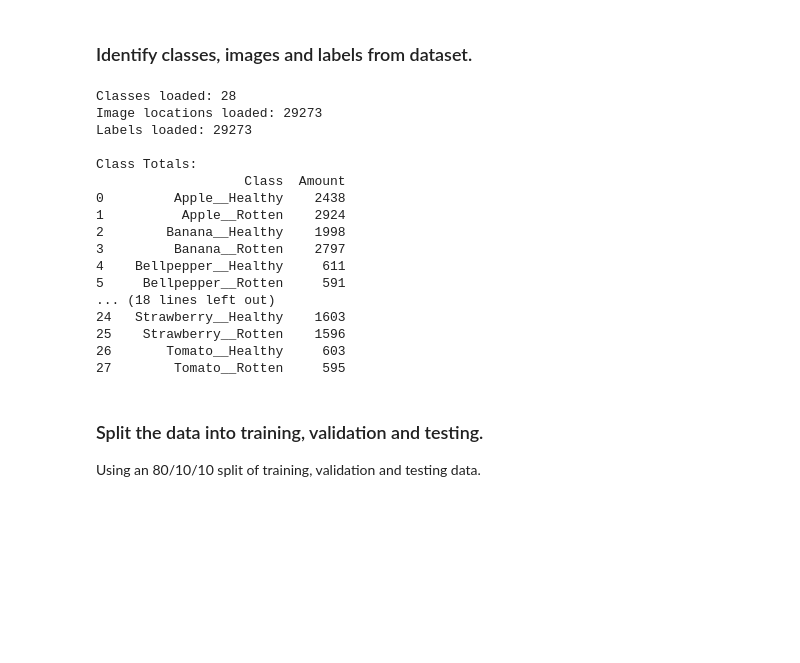
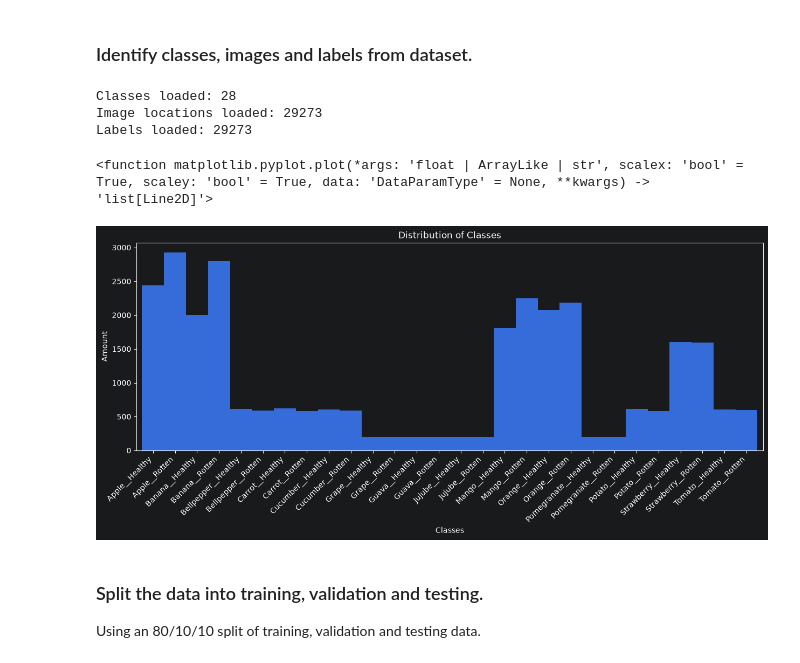
Before and after one commit to goetic-zoe/UFCFUR-15-3-Advanced-Artificial-Intelligence, a Jupyter notebook: notebooks/Fruit_CNN.ipynb, the cells around one changed output. Cells and saved outputs as stored; diff of their text form; code cells hidden in the pictures; blank space fills up the shorter version.

Commit message:
Visually displays the distribution of classes.

```diff
--- a/notebooks/Fruit_CNN.ipynb
+++ b/notebooks/Fruit_CNN.ipynb
@@ -70,47 +70,40 @@ Dataset found.
 # %%
 dataset_img_paths = []
 dataset_labels = []
 
 # Identify the class names.
 dataset_classes = sorted([x for x in os.listdir(DATASET_DIRECTORY) if os.path.isdir(os.path.join(DATASET_DIRECTORY, x))])
 
 # Iterate through files to identify images and labels.
 for label, dataset_class in enumerate(dataset_classes):
     directory = os.path.join(DATASET_DIRECTORY, dataset_class)
     for file_identifier in os.listdir(directory):
         if file_identifier.lower().endswith(('.jpg', '.jpeg', '.png')):
             dataset_img_paths.append(os.path.join(directory, file_identifier))
             dataset_labels.append(label)
 
 print("Classes loaded: " + str(len(dataset_classes)))
 print("Image locations loaded: " + str(len(dataset_img_paths)))
 print("Labels loaded: " + str(len(dataset_labels)))
 
 # Create simple table for displaying the total amount of data in each class.
 dataset_label_ints = pd.Series(dataset_labels).value_counts().sort_index()
 dataset_distribution = pd.DataFrame({
     "Class": dataset_classes,
     "Amount": dataset_label_ints.values
 })
-print("\nClass Totals: \n" + str(dataset_distribution))
+ax = dataset_distribution.set_index('Class').plot(kind='bar', width=1, figsize=(15,5), legend=False)
+plt.xticks(rotation=45, ha="right")
+plt.title('Distribution of Classes')
+plt.xlabel('Classes')
+plt.ylabel('Amount')
+plt.plot
 # %% [output]
 Classes loaded: 28
 Image locations loaded: 29273
 Labels loaded: 29273
-
-Class Totals:
-                   Class  Amount
-0         Apple__Healthy    2438
-1          Apple__Rotten    2924
-2        Banana__Healthy    1998
-3         Banana__Rotten    2797
-4    Bellpepper__Healthy     611
-5     Bellpepper__Rotten     591
-... (18 lines left out)
-24   Strawberry__Healthy    1603
-25    Strawberry__Rotten    1596
-26       Tomato__Healthy     603
-27        Tomato__Rotten     595
+<function matplotlib.pyplot.plot(*args: 'float | ArrayLike | str', scalex: 'bool' = True, scaley: 'bool' = True, data: 'DataParamType' = None, **kwargs) -> 'list[Line2D]'>
+[figure, added]
 # %% [markdown]
 ### Split the data into training, validation and testing.
 
```
